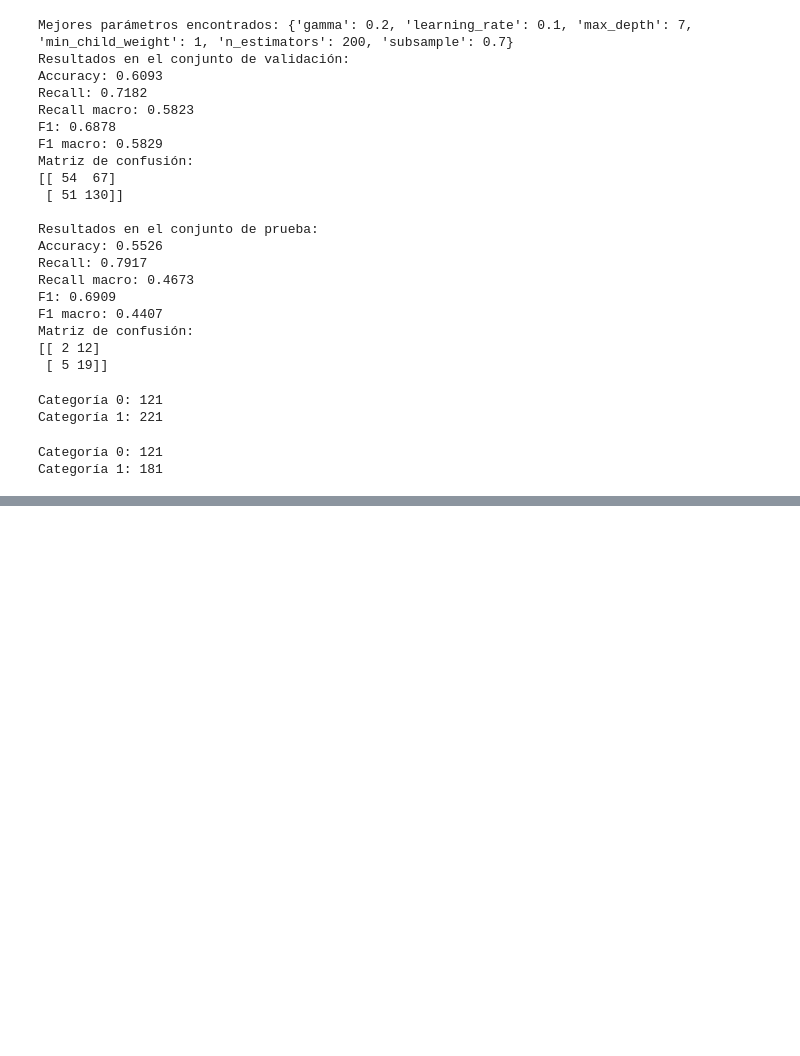
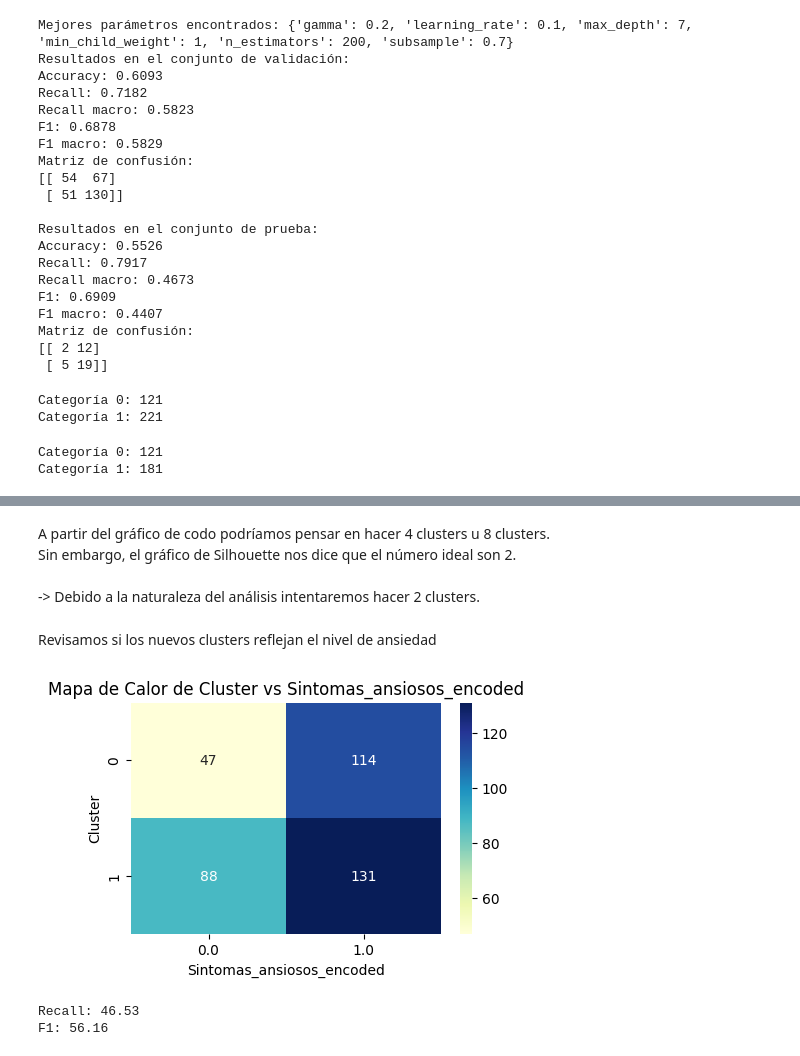
Before and after one commit to daniela-estevez/ProyectoIntegrador, a Jupyter notebook: Avance4_13Equipo.ipynb, the cells around one changed output, grey strips where cells are left out. Drawn from its saved outputs; the diff is of its cells as text; code cells hidden in the pictures; blank space fills up the shorter version.

```diff
--- a/Avance4_13Equipo.ipynb
+++ b/Avance4_13Equipo.ipynb
@@ -1514,0 +1570,54 @@ Categoría 1: 181
+# %% [markdown]
+A partir del gráfico de codo podríamos pensar en hacer 4 clusters u 8 clusters.
+<br>
+Sin embargo, el gráfico de Silhouette nos dice que el número ideal son 2.
+<br><br>
+-> Debido a la naturaleza del análisis intentaremos hacer 2 clusters.
+# %%
+# Inicializar el modelo KMeans con 10 iteraciones
+kmeans = KMeans(init='random', n_clusters=2, n_init=10)
+
+# Ajustar el modelo a los datos
+kmeans.fit(df_clusters)
+
+# Predecir el clúster para cada registro
+clusters = kmeans.predict(df_clusters)
+# %% [markdown]
+Revisamos si los nuevos clusters reflejan el nivel de ansiedad
+# %%
+# Combinar las columnas relevantes en un DataFrame
+df_combined = pd.DataFrame({
+    'cluster': clusters,  # Usamos la variable clusters en lugar de 'cluster'
+    'Sintomas_ansiosos_encoded': df_TC_scaled['Sintomas_ansiosos_encoded']
+})
+
+# Crear una tabla de contingencia
+contingency_table = pd.crosstab(df_combined['cluster'], df_combined['Sintomas_ansiosos_encoded'])
+
+# Graficar el mapa de calor
+plt.figure(figsize=(5, 3))
+sns.heatmap(contingency_table, annot=True, fmt='d', cmap='YlGnBu')
+plt.title('Mapa de Calor de Cluster vs Sintomas_ansiosos_encoded')
+plt.xlabel('Sintomas_ansiosos_encoded')
+plt.ylabel('Cluster')
+plt.show()
+# %% [output]
+[figure, added]
+# %%
+# Saco las variables de la tabla de contingencia
+TN=contingency_table[0.0][0]
+FP=contingency_table[0.0][1]
+FN=contingency_table[1.0][0]
+TP=contingency_table[1.0][1]
+
+# Calculo métricas
+Recall=TP/(TP+FN)
+Precision=TP/(TP+FP)
+F1=2*((Precision*Recall)/(Precision+Recall))
+
+# Muestro las métricas
+print("Recall: %.2f" % (Recall*100))
+print("F1: %.2f" % (F1*100))
+# %% [output]
+Recall: 46.53
+F1: 56.16
```
Also changed, not shown: parts of 30 cells of this notebook.
